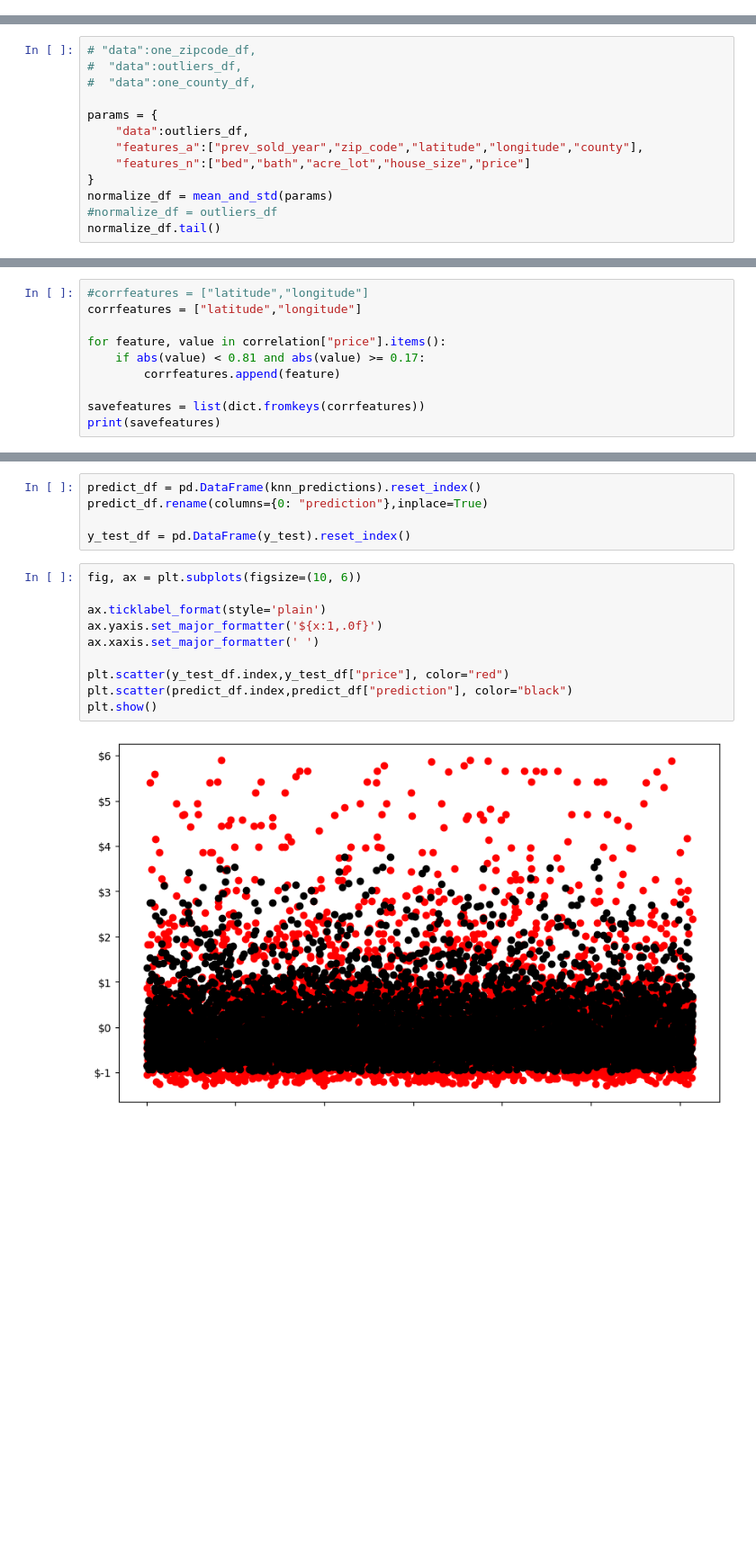
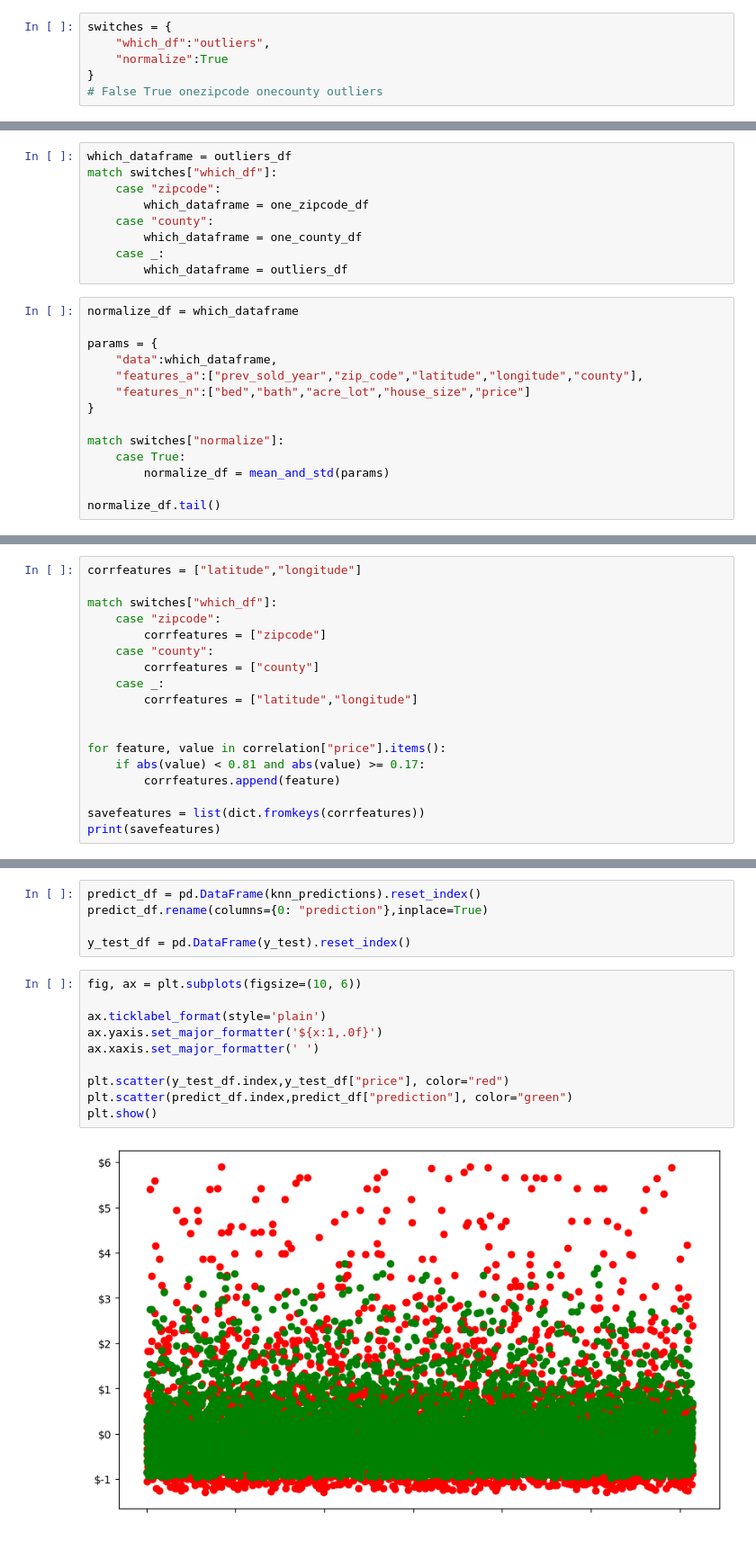
Before and after one commit to jiml-mlai-bootcamp-ucberkeley/8_Week_Challenge, a Jupyter notebook: KNearest Neighbor.ipynb, the cells around one changed output, grey strips where cells are left out. Shown: that part at 90% size. Cells and saved outputs as stored; diff of their text form; blank space fills up the shorter version.

```diff
--- a/KNearest Neighbor.ipynb
+++ b/KNearest Neighbor.ipynb
@@ -40,6 +40,12 @@ Data columns (total 10 columns):
  9   county          20480 non-null  int64
 dtypes: float64(9), int64(1)
 memory usage: 1.6 MB
+# %%
+switches = {
+    "which_df":"outliers",
+    "normalize":True
+}
+# False True onezipcode onecounty outliers
 # %%
 groupby_zipcode = outliers_df.groupby(["zip_code"])["zip_code"].count().sort_values(ascending=False)
 groupby_zipcode_df = pd.DataFrame(groupby_zipcode).rename(columns={"zip_code":"count"}).reset_index()
@@ -98,18 +104,28 @@ Data columns (total 10 columns):
  9   county          1721 non-null   int64
 dtypes: float64(9), int64(1)
 memory usage: 147.9 KB
+# %%
+which_dataframe = outliers_df
+match switches["which_df"]:
+    case "zipcode":
+        which_dataframe = one_zipcode_df
+    case "county":
+        which_dataframe = one_county_df
+    case _:
+        which_dataframe = outliers_df
 # %%
-# "data":one_zipcode_df,
-#  "data":outliers_df,
-#  "data":one_county_df,
+normalize_df = which_dataframe
 
 params = {
-    "data":outliers_df,
+    "data":which_dataframe,
     "features_a":["prev_sold_year","zip_code","latitude","longitude","county"],
     "features_n":["bed","bath","acre_lot","house_size","price"]
 }
-normalize_df = mean_and_std(params)
-#normalize_df = outliers_df
+
+match switches["normalize"]:
+    case True:
+        normalize_df = mean_and_std(params)
+
 normalize_df.tail()
 # %% [output]
 |  | bed | bath | acre_lot | house_size | price | prev_sold_year | zip_code | latitude | longitude | ... |
@@ -138,8 +154,16 @@ plt.title("Correlation Between Variables", pad=20)
 Text(0.5, 1.0, 'Correlation Between Variables')
 [figure]
 # %%
-#corrfeatures = ["latitude","longitude"]
 corrfeatures = ["latitude","longitude"]
+
+match switches["which_df"]:
+    case "zipcode":
+        corrfeatures = ["zipcode"]
+    case "county":
+        corrfeatures = ["county"]
+    case _:
+        corrfeatures = ["latitude","longitude"]
+
 
 for feature, value in correlation["price"].items():
     if abs(value) < 0.81 and abs(value) >= 0.17:
@@ -208,15 +232,15 @@ y_test_df = pd.DataFrame(y_test).reset_index()
 # %%
 fig, ax = plt.subplots(figsize=(10, 6))
 
 ax.ticklabel_format(style='plain')
 ax.yaxis.set_major_formatter('${x:1,.0f}')
 ax.xaxis.set_major_formatter(' ')
 
 plt.scatter(y_test_df.index,y_test_df["price"], color="red")
-plt.scatter(predict_df.index,predict_df["prediction"], color="black")
+plt.scatter(predict_df.index,predict_df["prediction"], color="green")
 plt.show()
 # %% [output]
-[figure, old version]
+[figure, new version]
 # %%
 results_dict
 # %% [output]
```
Also changed, not shown: parts of 4 cells of this notebook, 1 other file.
